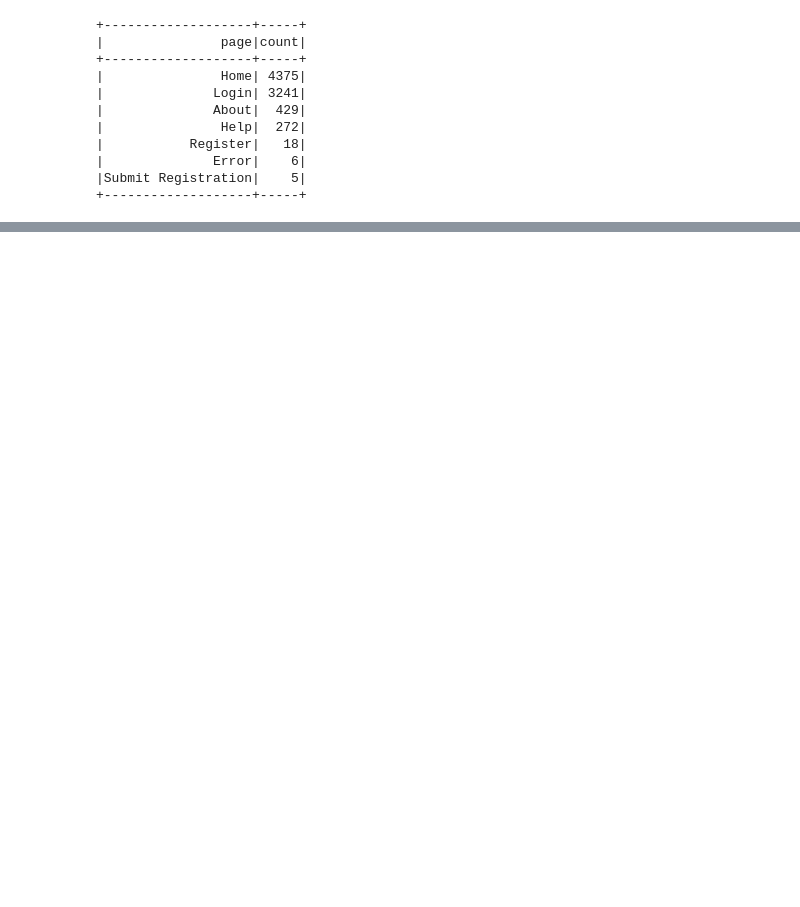
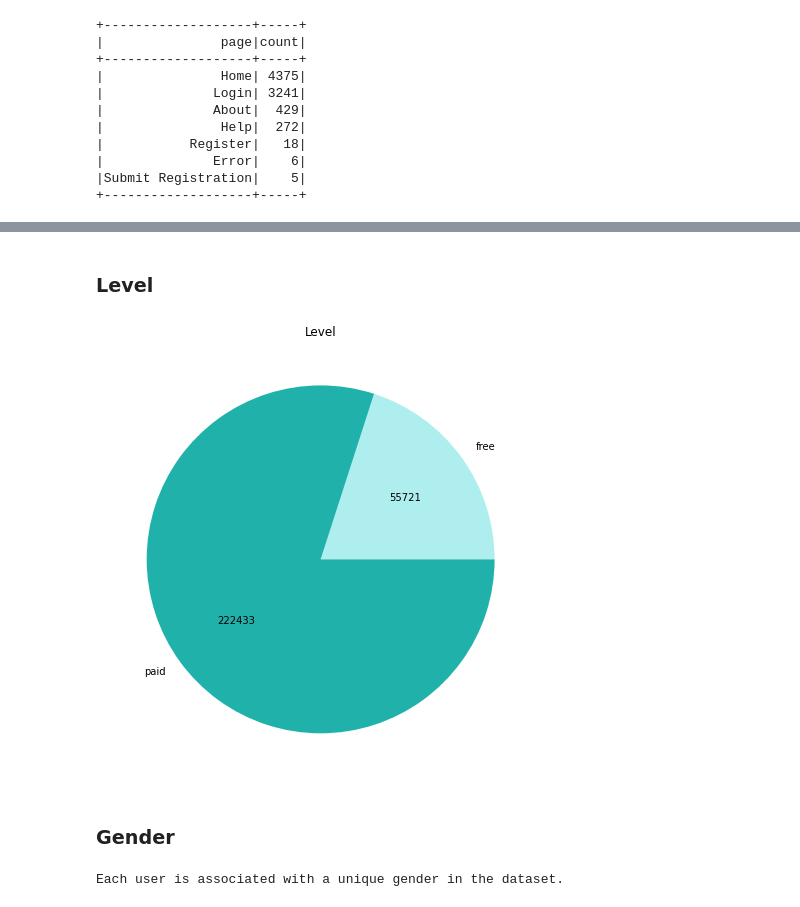
Before and after one commit to MareikeHeller/sparkify-customer-churn, a Jupyter notebook: sparkify-customer-churn.ipynb, the cells around one changed output, grey strips where cells are left out. Drawn from its saved outputs; the diff is of its cells as text; code cells hidden in the pictures; blank space fills up the shorter version.

```diff
--- a/sparkify-customer-churn.ipynb
+++ b/sparkify-customer-churn.ipynb
@@ -109,0 +460,20 @@ The dataset is reduced to 278154 rows.
+# %% [markdown]
+### Level
+# %%
+level = df_clean.groupby('level').count()
+
+plot_pie_chart(level,'count','level')
+# %% [output]
+[figure, added]
+# %% [markdown]
+### Gender
+# %%
+gender_user_combination = df_clean.select('gender','userId').dropDuplicates().count()
+unique_users = df_clean.select('userId').dropDuplicates().count()
+
+if gender_user_combination == unique_users:
+    print('Each user is associated with a unique gender in the dataset.')
+else:
+    print('There are {} gender x user combinations more than there are unique users.'.format(gender_user_combination-unique_users))
+# %% [output]
+Each user is associated with a unique gender in the dataset.
```
Also changed, not shown: parts of 50 cells of this notebook.
